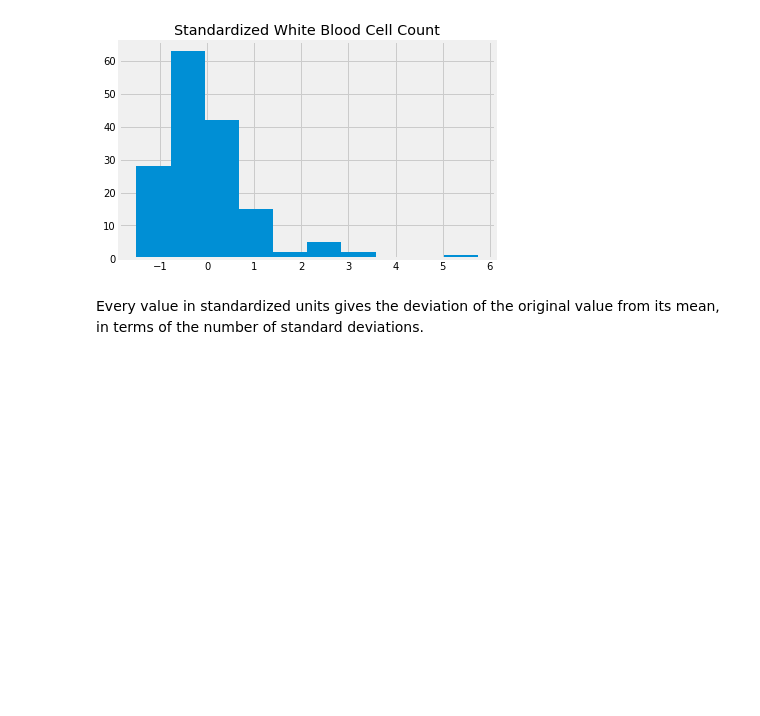
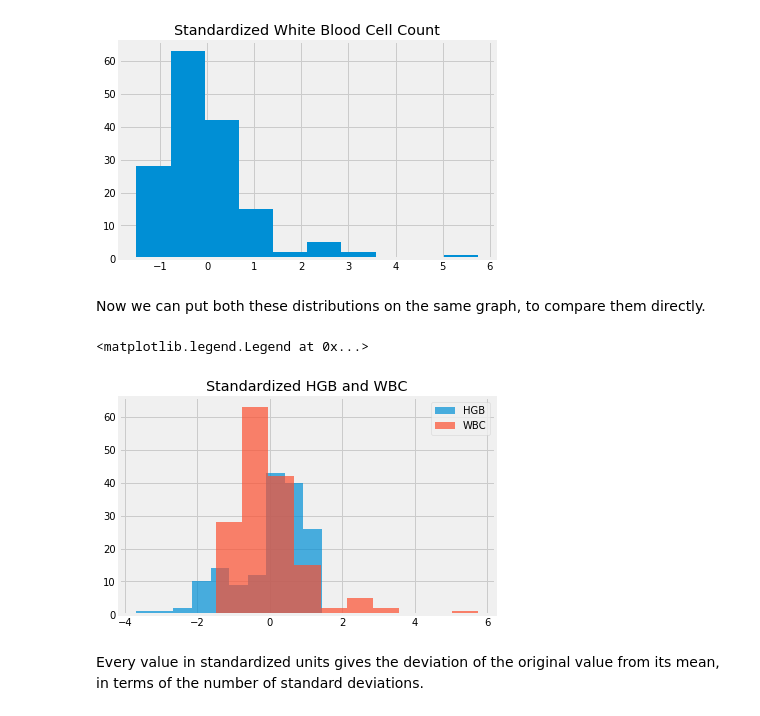
Before and after one commit to matthew-brett/cfd2019, a Jupyter notebook: notebooks/08/standard_scores.ipynb, the cells around one changed output. Drawn from its saved outputs; the diff is of its cells as text; code cells hidden in the pictures; blank space fills up the shorter version.

```diff
--- a/notebooks/08/standard_scores.ipynb
+++ b/notebooks/08/standard_scores.ipynb
@@ -225,6 +243,16 @@ plt.title('Standardized White Blood Cell Count')
 # %% [output]
 Text(0.5, 1.0, 'Standardized White Blood Cell Count')
 [figure]
+# %% [markdown]
+Now we can put both these distributions on the same graph, to compare them directly.
+# %%
+std_hgb_again.hist(alpha=0.7, label='HGB')
+std_wbc.hist(alpha=0.7, label='WBC')
+plt.title('Standardized HGB and WBC')
+plt.legend()
+# %% [output]
+<matplotlib.legend.Legend at 0x...>
+[figure, added]
 # %% [markdown]
 Every value in standardized units gives the deviation of the original
 value from its mean, in terms of the number of standard deviations.
```
Also changed, not shown: parts of 6 cells of this notebook, 3 other files.
